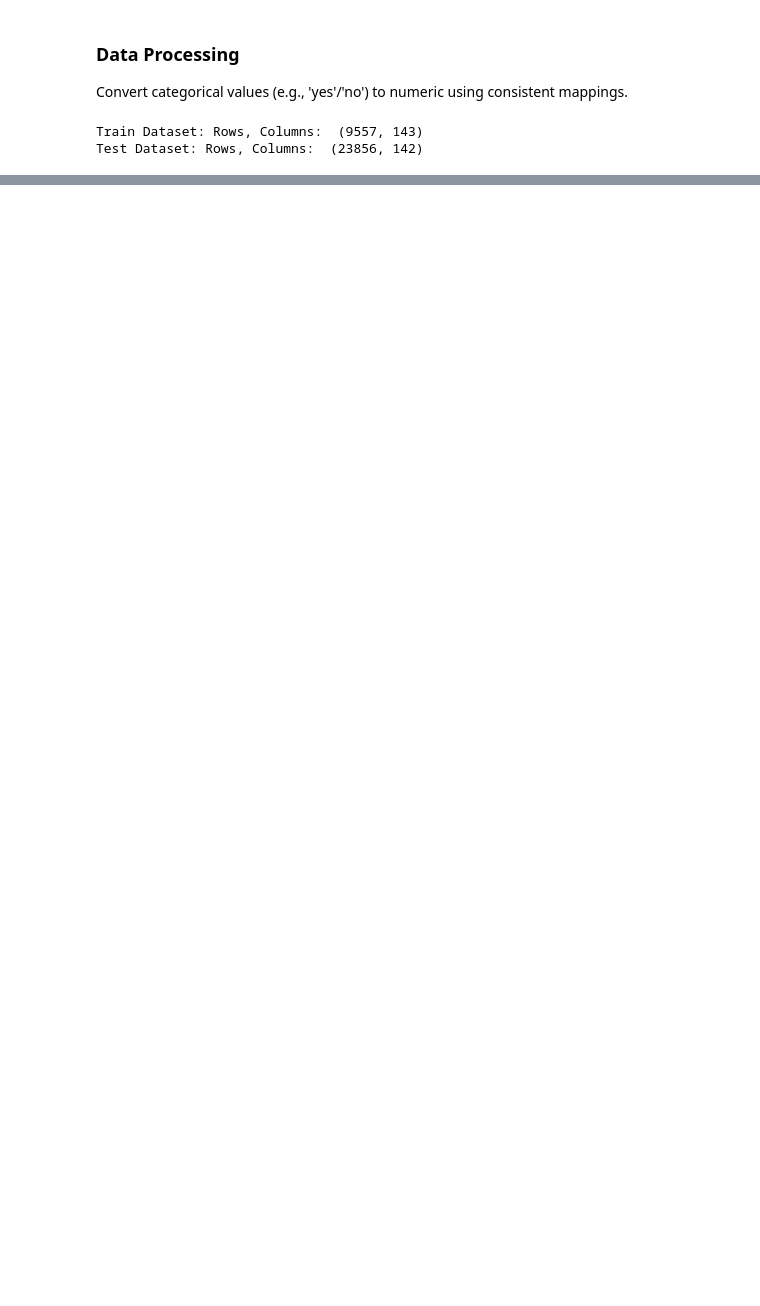
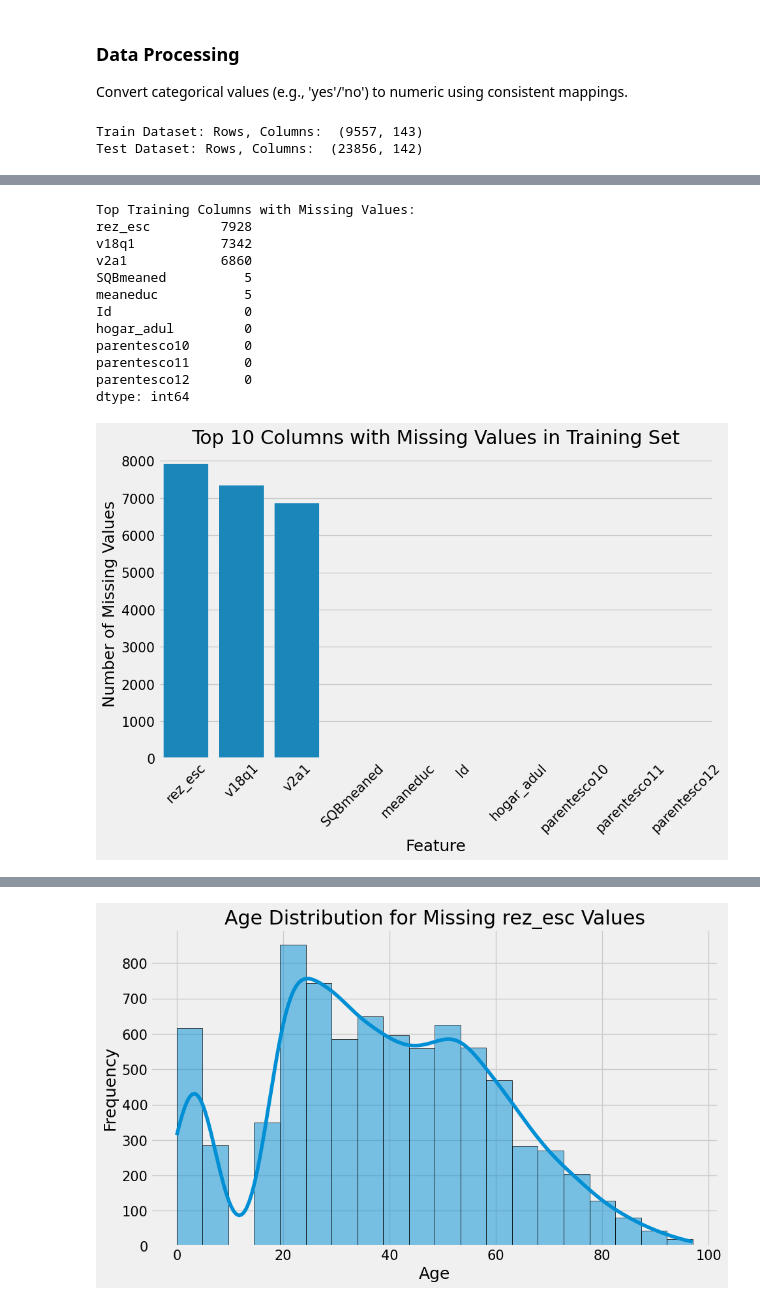
Before and after one commit to RuslanMamedov/Data-Analysis-with-Python, a Jupyter notebook: Poverty level prediction_ Beginer's kernel.ipynb, the cells around one changed output, grey strips where cells are left out. Drawn from its saved outputs; the diff is of its cells as text; code cells hidden in the pictures; blank space fills up the shorter version.

```diff
--- a/Poverty level prediction_ Beginer's kernel.ipynb
+++ b/Poverty level prediction_ Beginer's kernel.ipynb
@@ -426,0 +127,78 @@ XGBoost excels with an accuracy of 0.915 and F1-score of 0.912. DAG models—DAG
+# %%
+# Identify top columns with missing values
+print("Top Training Columns with Missing Values:")
+missing_train = train_df.isnull().sum().sort_values(ascending=False).head(10)
+print(missing_train)
+plt.figure(figsize=(10, 6))
+sns.barplot(x=missing_train.index, y=missing_train.values)
+plt.title('Top 10 Columns with Missing Values in Training Set')
+plt.xlabel('Feature')
+plt.ylabel('Number of Missing Values')
+plt.xticks(rotation=45)
+plt.show()
+
+print("\nTop Testing Columns with Missing Values:")
+missing_test = test_df.isnull().sum().sort_values(ascending=False).head(10)
+print(missing_test)
+
+# 1. 'v18q1' - Number of tablets household owns
+# Fill NaN with 0 where v18q (owns a tablet) is 0
+train_df.loc[train_df['v18q'] == 0, 'v18q1'] = 0
+test_df.loc[test_df['v18q'] == 0, 'v18q1'] = 0
+train_df['v18q1'] = train_df['v18q1'].fillna(0)
+test_df['v18q1'] = test_df['v18q1'].fillna(0)
+
+# 2. 'rez_esc' - Years behind in school
+# Analyze age distribution for missing rez_esc
+plt.figure(figsize=(10, 6))
+sns.histplot(train_df.loc[train_df['rez_esc'].isnull(), 'age'], bins=20, kde=True)
+plt.title('Age Distribution for Missing rez_esc Values')
+plt.xlabel('Age')
+plt.ylabel('Frequency')
+plt.show()
+print("Age stats for non-missing rez_esc:")
+print(train_df.loc[train_df['rez_esc'].notnull(), 'age'].describe())
+# Fill with 0 (outside school age) and cap at 5 per competition rules
+train_df['rez_esc'] = train_df['rez_esc'].fillna(0)
+test_df['rez_esc'] = test_df['rez_esc'].fillna(0)
+train_df.loc[train_df['rez_esc'] > 5, 'rez_esc'] = 5
+test_df.loc[test_df['rez_esc'] > 5, 'rez_esc'] = 5
+
+# 3. 'v2a1' - Monthly rent payment
+print(f"Missing v2a1 values: {train_df['v2a1'].isnull().sum()}")
+# Correlate with ownership status
+ownership_cols = ['tipovivi1', 'tipovivi2', 'tipovivi3', 'tipovivi4', 'tipovivi5']
+for col in ownership_cols:
+    print(f"{col} for missing v2a1:\n{train_df.loc[train_df['v2a1'].isnull(), col].value_counts()}")
+# Fill with 0 for owned (tipovivi1) and precarious (tipovivi4)
+train_df.loc[(train_df['v2a1'].isnull() & train_df['tipovivi1'] == 1), 'v2a1'] = 0
+test_df.loc[(test_df['v2a1'].isnull() & test_df['tipovivi1'] == 1), 'v2a1'] = 0
+train_df.loc[(train_df['v2a1'].isnull() & train_df['tipovivi4'] == 1), 'v2a1'] = 0
+test_df.loc[(test_df['v2a1'].isnull() & test_df['tipovivi4'] == 1), 'v2a1'] = 0
+# Fill remaining with mean
+train_df['v2a1'] = train_df['v2a1'].fillna(train_df['v2a1'].mean())
+test_df['v2a1'] = test_df['v2a1'].fillna(test_df['v2a1'].mean())
+
+# Fill remaining missing values with mean for numeric columns
+train_df.fillna(train_df.mean(numeric_only=True), inplace=True)
+test_df.fillna(test_df.mean(numeric_only=True), inplace=True)
+
+# Verify no missing values remain
+print("\nRemaining missing values in train_df:")
+print(train_df.isnull().sum().sum())
+print("Remaining missing values in test_df:")
+print(test_df.isnull().sum().sum())
+# %% [output]
+Top Training Columns with Missing Values:
+rez_esc         7928
+v18q1           7342
+v2a1            6860
+SQBmeaned          5
+meaneduc           5
+Id                 0
+hogar_adul         0
+parentesco10       0
+parentesco11       0
+parentesco12       0
+dtype: int64
+[figure, added]
@@ -426,0 +217 @@ XGBoost excels with an accuracy of 0.915 and F1-score of 0.912. DAG models—DAG
+[figure, added]
```
Also changed, not shown: parts of 42 cells of this notebook.
